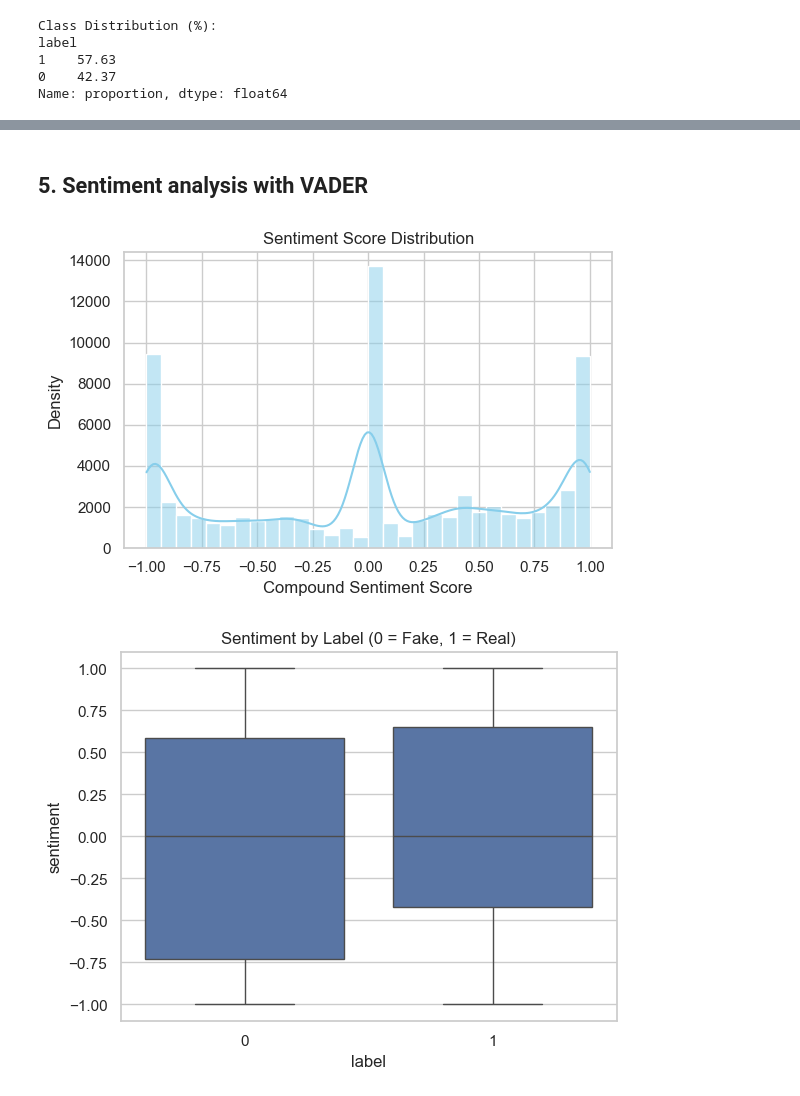
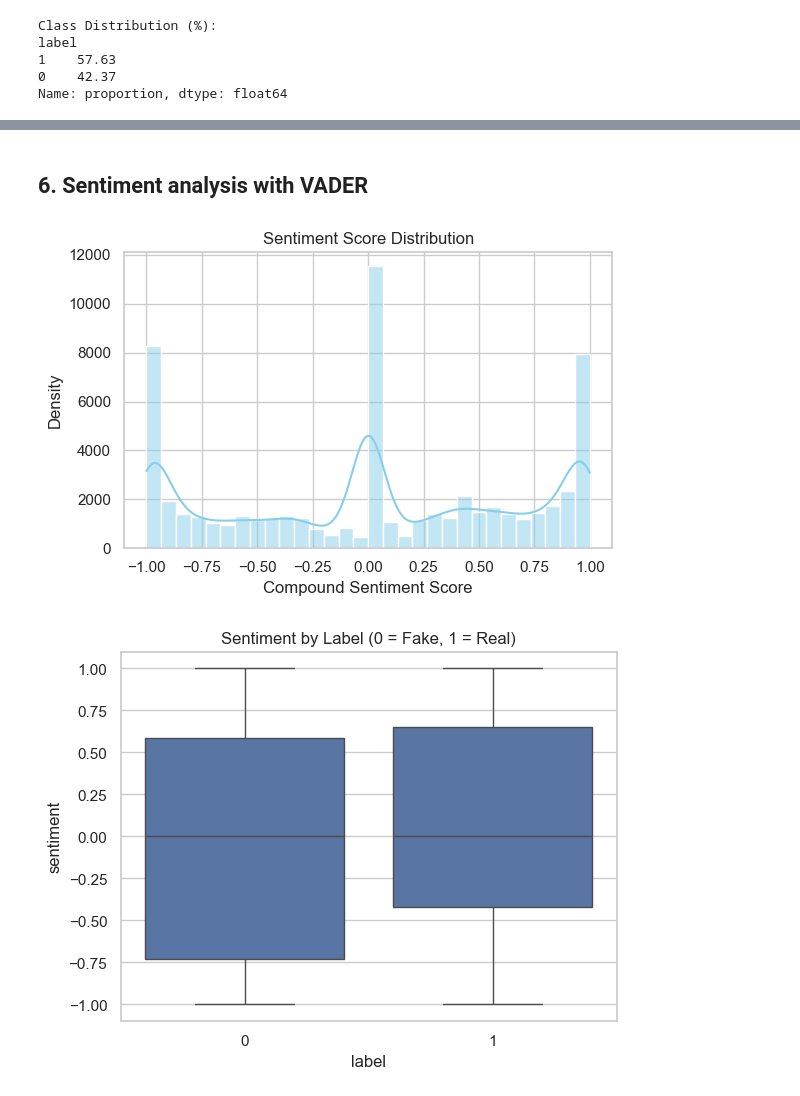
Before and after one commit to NeuroRaptor/Fake-News-Detection, a Jupyter notebook: notebooks/03_Exploratory_Data_Analysis.ipynb, the cells around one changed output, grey strips where cells are left out. Drawn from its saved outputs; the diff is of its cells as text; code cells hidden in the pictures.

```diff
--- a/notebooks/03_Exploratory_Data_Analysis.ipynb
+++ b/notebooks/03_Exploratory_Data_Analysis.ipynb
@@ -61,3 +98,3 @@ for label_value, label_name in zip([0, 1], ['Fake News', 'Real News']):
 # %%
-fakenews_df = fakenews_df.dropna(subset=['processed_text'])
+fakenews_balanced_df = fakenews_balanced_df.dropna(subset=['processed_text'])
 # %%
@@ -80,16 +117,16 @@ Passing `palette` without assigning `hue` is deprecated and will be removed in v
 # %% [markdown]
-## 5. Sentiment analysis with VADER
+## 6. Sentiment analysis with VADER
 # %%
 sia = SentimentIntensityAnalyzer()
-fakenews_df['sentiment'] = fakenews_df['processed_text'].apply(lambda x: sia.polarity_scores(str(x))['compound'])
+fakenews_balanced_df['sentiment'] = fakenews_balanced_df['processed_text'].apply(lambda x: sia.polarity_scores(str(x))['compound'])
 # %%
 plt.figure(figsize=(6, 4))
-sns.histplot(data=fakenews_df, x='sentiment', bins=30, kde=True, color='skyblue')
+sns.histplot(data=fakenews_balanced_df, x='sentiment', bins=30, kde=True, color='skyblue')
 plt.title("Sentiment Score Distribution")
 plt.xlabel("Compound Sentiment Score")
 plt.ylabel("Density")
 plt.tight_layout()
 plt.show()
 # %% [output]
-[figure, old version]
+[figure, new version]
 # %%
```
Also changed, not shown: parts of 31 cells of this notebook, 1 other file.
